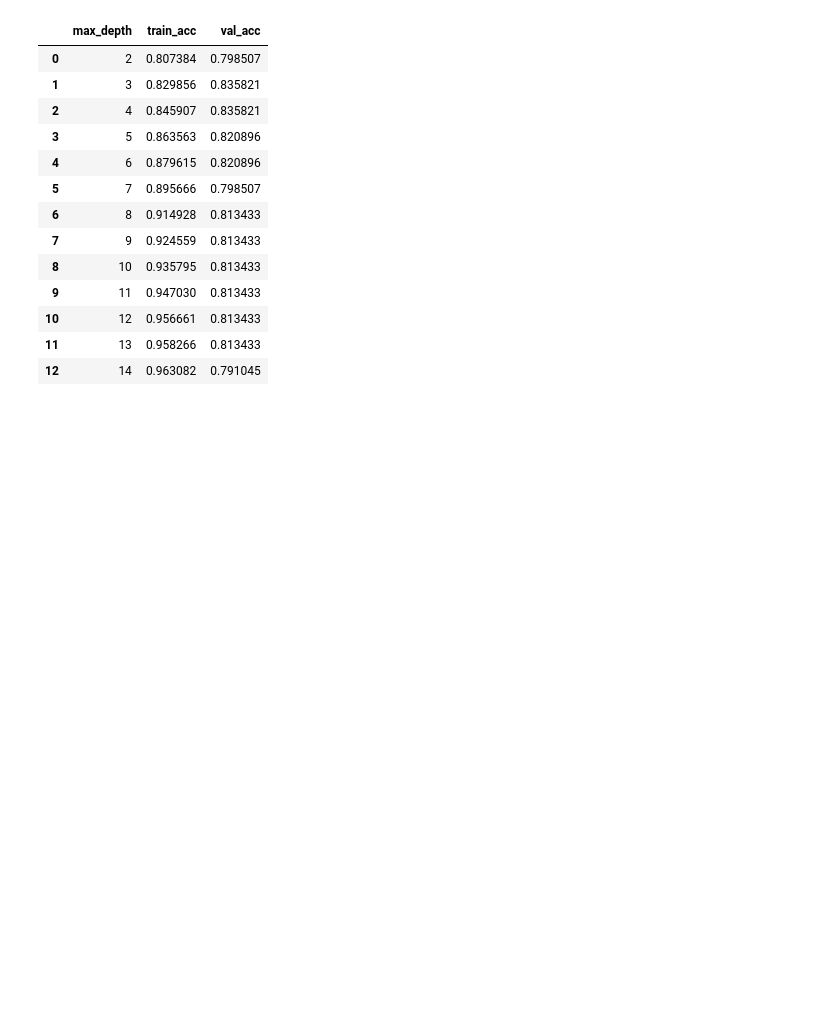
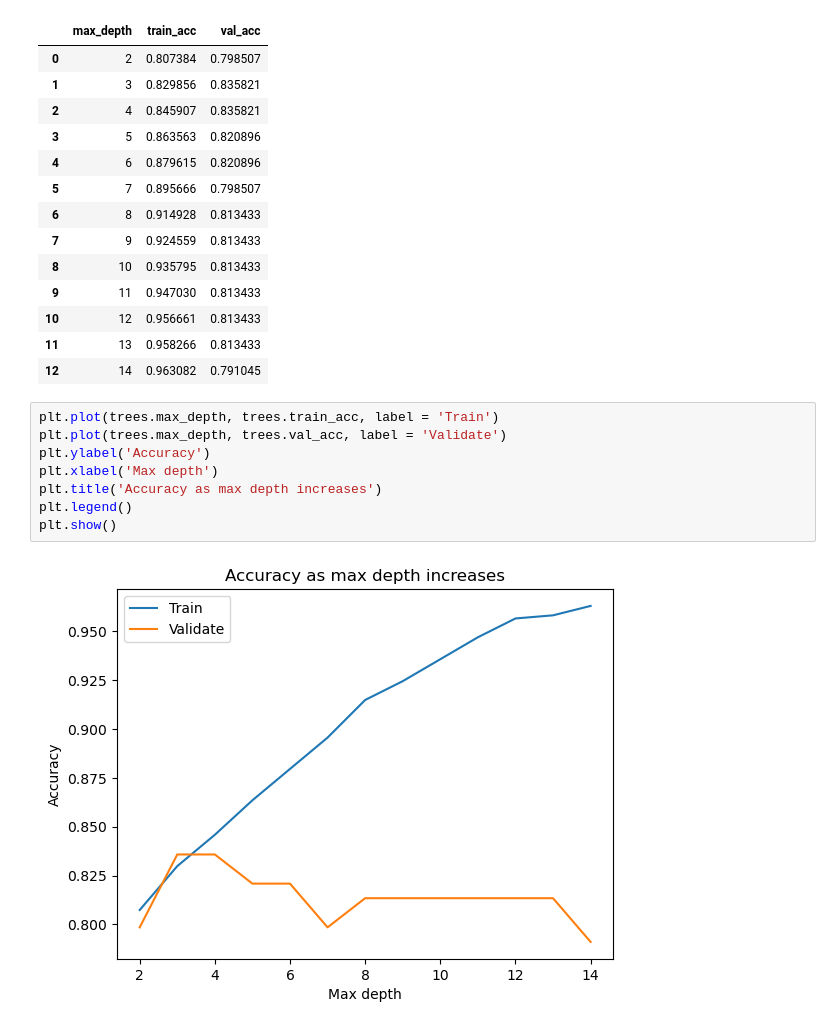
Before and after one commit to CodeupClassroom/somerville-classification-exercises, a Jupyter notebook: decision_tree_lesson.ipynb, the cells around one changed output. Cells and saved outputs as stored; diff of their text form; blank space fills up the shorter version.

Commit message:
added graph because

```diff
--- a/decision_tree_lesson.ipynb
+++ b/decision_tree_lesson.ipynb
@@ -199,3 +200,13 @@ trees
 | 10 | 12 | 0.956661 | 0.813433 |
 | 11 | 13 | 0.958266 | 0.813433 |
 | 12 | 14 | 0.963082 | 0.791045 |
+# %%
+plt.plot(trees.max_depth, trees.train_acc, label = 'Train')
+plt.plot(trees.max_depth, trees.val_acc, label = 'Validate')
+plt.ylabel('Accuracy')
+plt.xlabel('Max depth')
+plt.title('Accuracy as max depth increases')
+plt.legend()
+plt.show()
+# %% [output]
+[figure, added]
```
Also changed, not shown: parts of 1 cell of this notebook.
